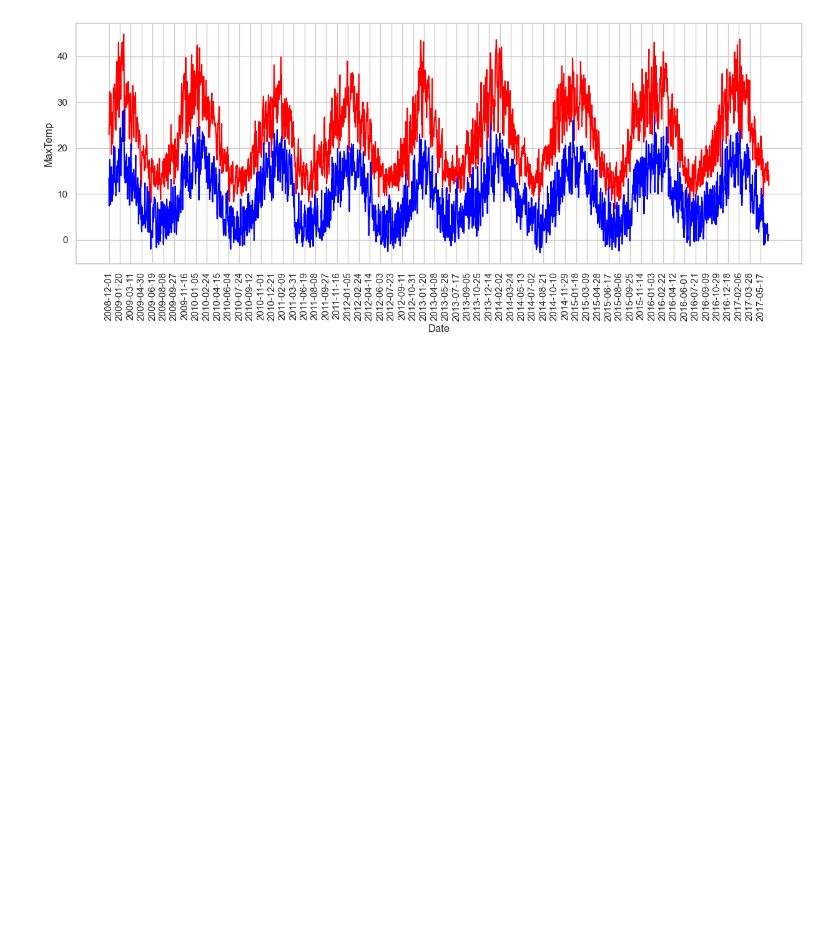
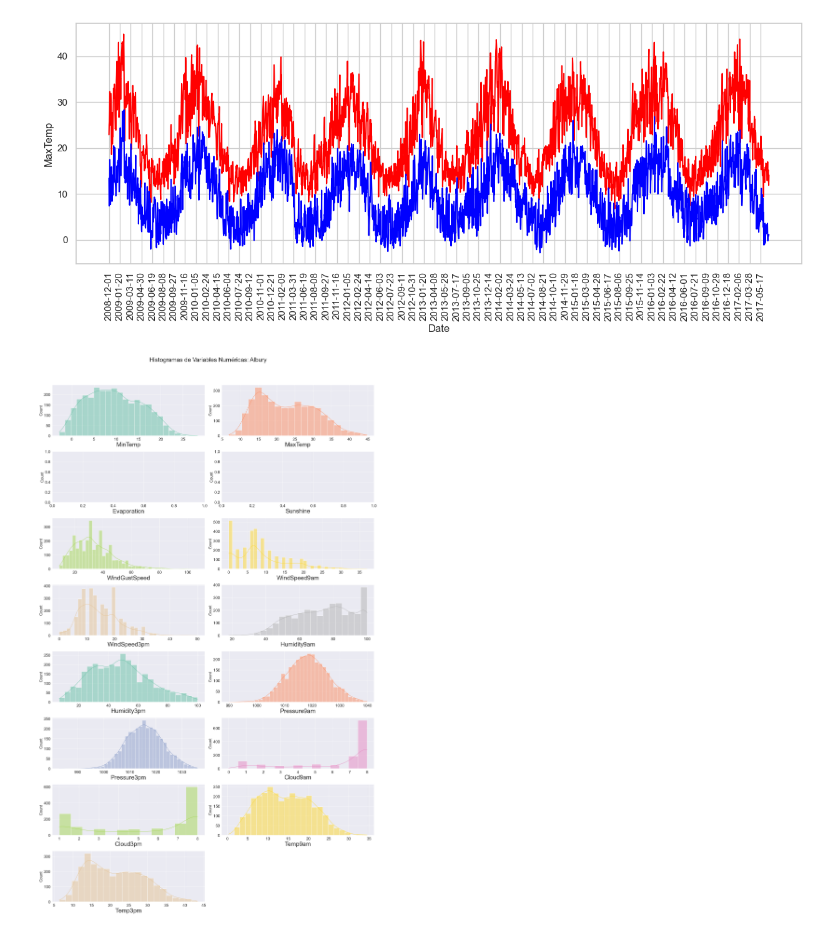
Before and after one commit to augustofarias2/tp_apat, a Jupyter notebook: practico.ipynb, the cells around one changed output. Drawn from its saved outputs; the diff is of its cells as text; code cells hidden in the pictures; blank space fills up the shorter version.

```diff
--- a/practico.ipynb
+++ b/practico.ipynb
@@ -161,7 +80,0 @@ gdf
-# %%
-#Check the map
-fig, ax = plt.subplots(figsize=(15,15))
-map_df.plot(ax=ax, alpha=0.4, color='grey')
-gdf.plot(ax=ax, markersize=20, color='red', marker='o', label='Cities')
-plt.legend(prop={'size': 15})
-plt.show()
@@ -173,0 +135,4 @@ plot_temperature(city_dataframe('Albury'))
+# %%
+plot_variables(city_dataframe('Albury'))
+# %% [output]
+[figure, added]
```
Also changed, not shown: parts of 10 cells of this notebook, 1 other file.
